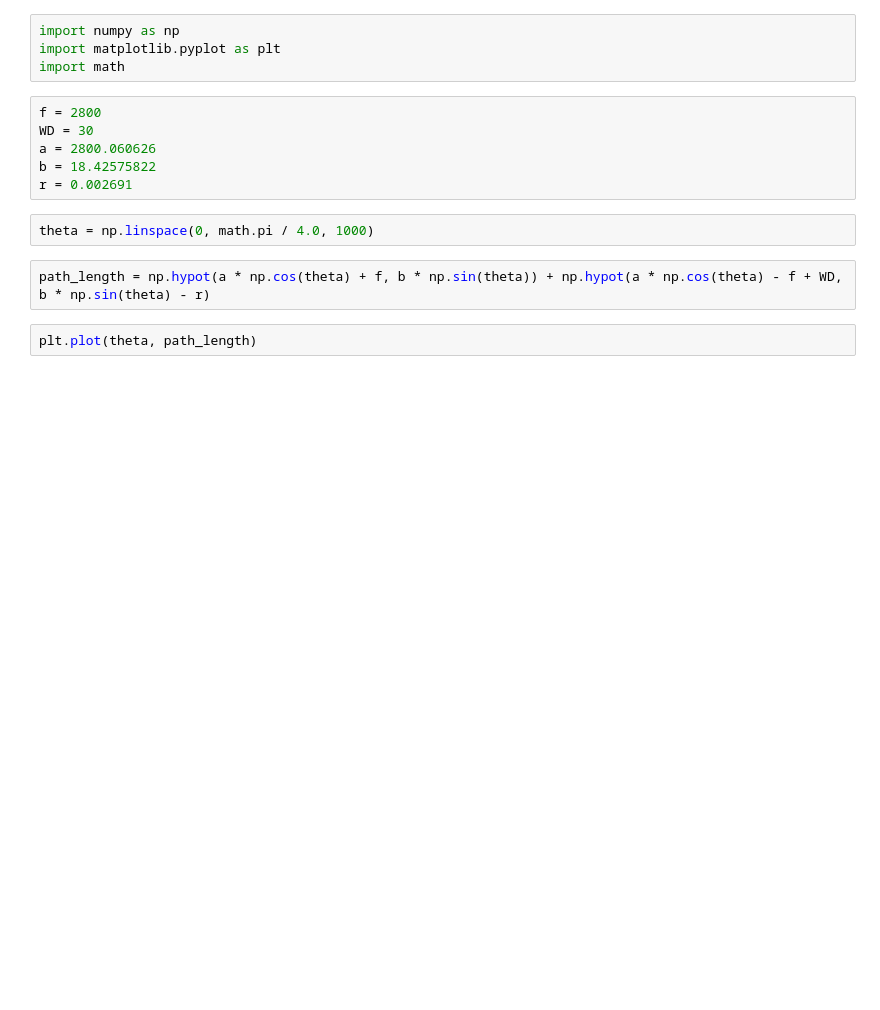
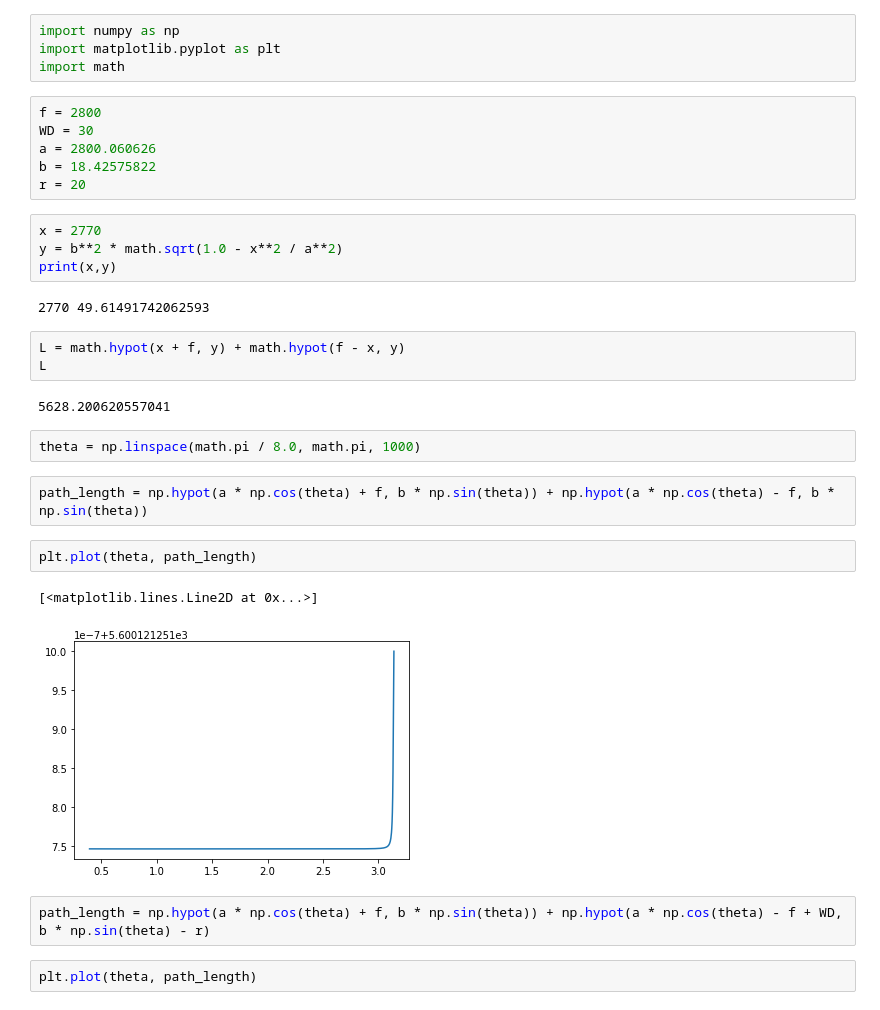
Before and after one commit to dieu-detruit/mirror_focusing, a Jupyter notebook: ellipse/check.ipynb, the cells around one changed output. Saved outputs shown, nothing was run; the diff lists cells and outputs as text; blank space fills up the shorter version.

```diff
--- a/ellipse/check.ipynb
+++ b/ellipse/check.ipynb
@@ -7,9 +7,27 @@ f = 2800
 WD = 30
 a = 2800.060626
 b = 18.42575822
-r = 0.002691
+r = 20
+# %%
+x = 2770
+y = b**2 * math.sqrt(1.0 - x**2 / a**2)
+print(x,y)
+# %% [output]
+2770 49.61491742062593
+# %%
+L = math.hypot(x + f, y) + math.hypot(f - x, y)
+L
+# %% [output]
+5628.200620557041
 # %%
-theta = np.linspace(0, math.pi / 4.0, 1000)
+theta = np.linspace(math.pi / 8.0, math.pi, 1000)
+# %%
+path_length = np.hypot(a * np.cos(theta) + f, b * np.sin(theta)) + np.hypot(a * np.cos(theta) - f, b * np.sin(theta))
+# %%
+plt.plot(theta, path_length)
+# %% [output]
+[<matplotlib.lines.Line2D at 0x...>]
+[figure, added]
 # %%
 path_length = np.hypot(a * np.cos(theta) + f, b * np.sin(theta)) + np.hypot(a * np.cos(theta) - f + WD, b * np.sin(theta) - r)
 # %%
```
Also changed, not shown: parts of 3 cells of this notebook, 3 other files.
